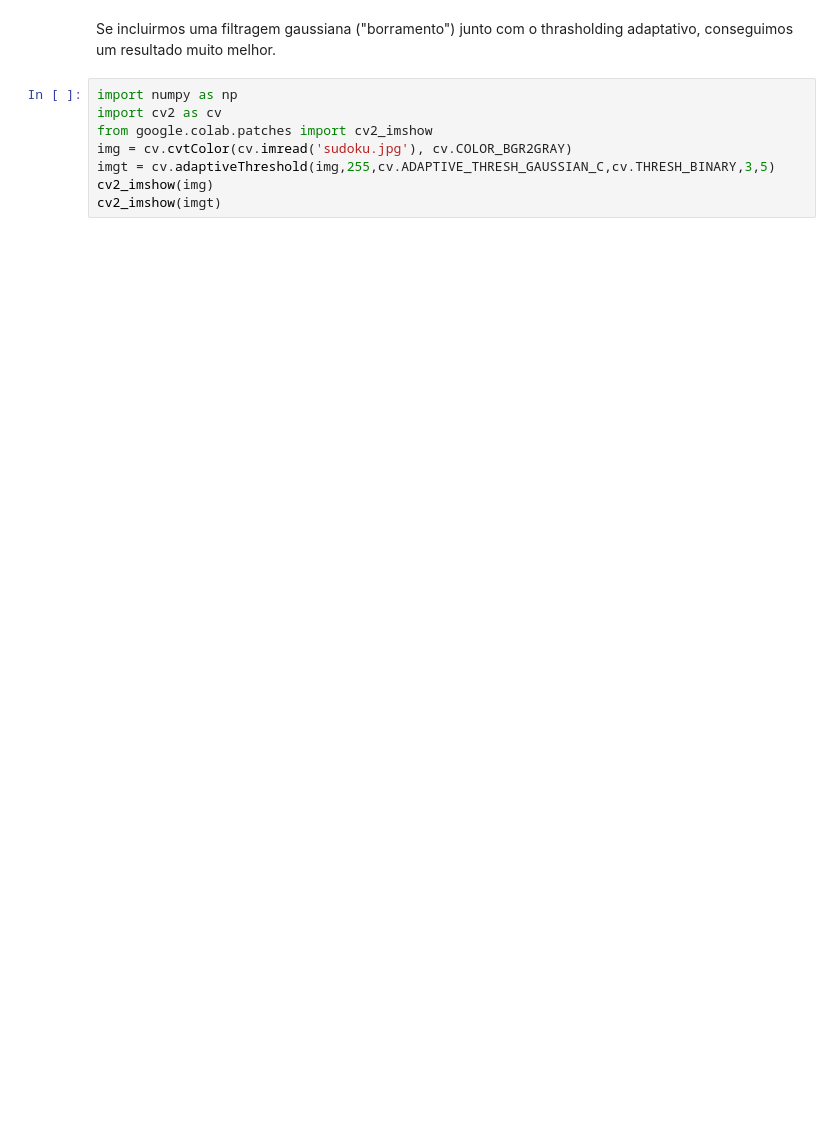
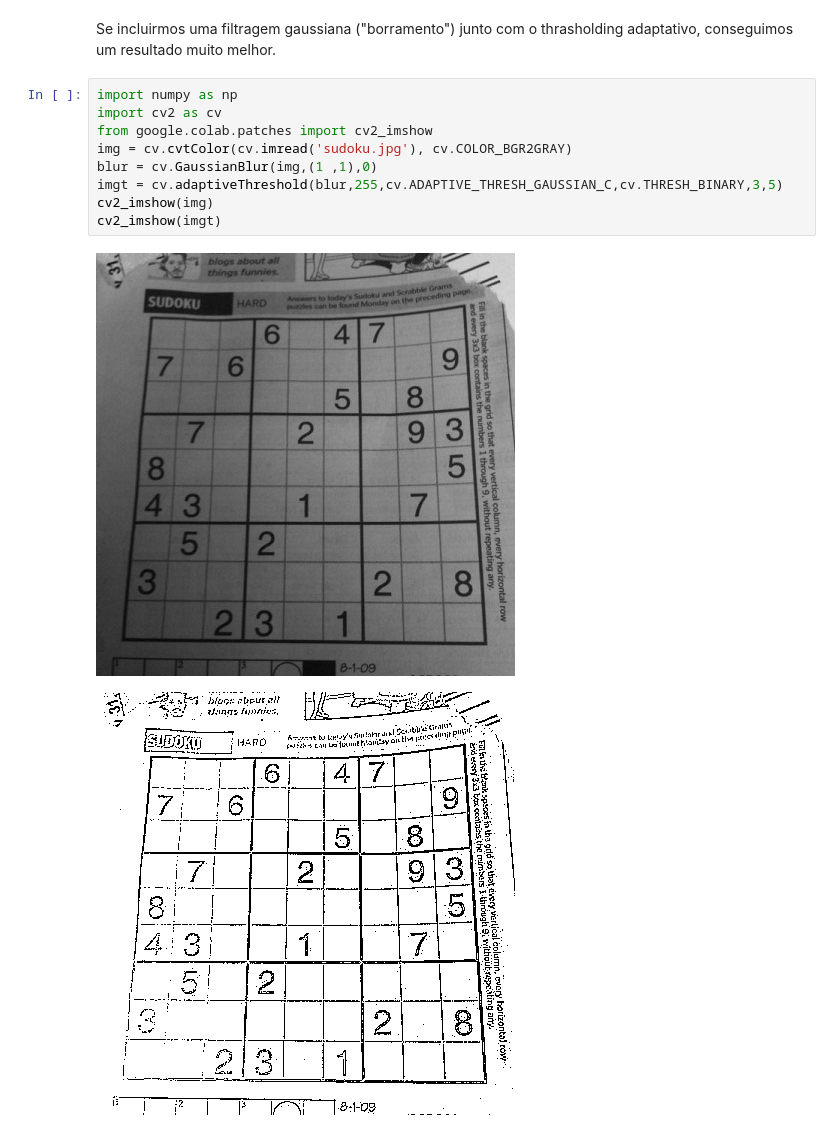
Before and after one commit to manucastilla/VisaoComputacional, a Jupyter notebook: Aula 05/Visão_Computacional_Aula_05.ipynb, the cells around one changed output. Saved outputs shown, nothing was run; the diff lists cells and outputs as text; blank space fills up the shorter version.

```diff
--- a/Aula 05/Visão_Computacional_Aula_05.ipynb
+++ b/Aula 05/Visão_Computacional_Aula_05.ipynb
@@ -196,8 +227,12 @@ Se incluirmos uma filtragem gaussiana ("borramento") junto com o thrasholding ad
 # %%
 import numpy as np
 import cv2 as cv
 from google.colab.patches import cv2_imshow
 img = cv.cvtColor(cv.imread('sudoku.jpg'), cv.COLOR_BGR2GRAY)
-imgt = cv.adaptiveThreshold(img,255,cv.ADAPTIVE_THRESH_GAUSSIAN_C,cv.THRESH_BINARY,3,5)
+blur = cv.GaussianBlur(img,(1 ,1),0)
+imgt = cv.adaptiveThreshold(blur,255,cv.ADAPTIVE_THRESH_GAUSSIAN_C,cv.THRESH_BINARY,3,5)
 cv2_imshow(img)
 cv2_imshow(imgt)
+# %% [output]
+[figure, added]
+[figure, added]
```
Also changed, not shown: parts of 9 cells of this notebook.
